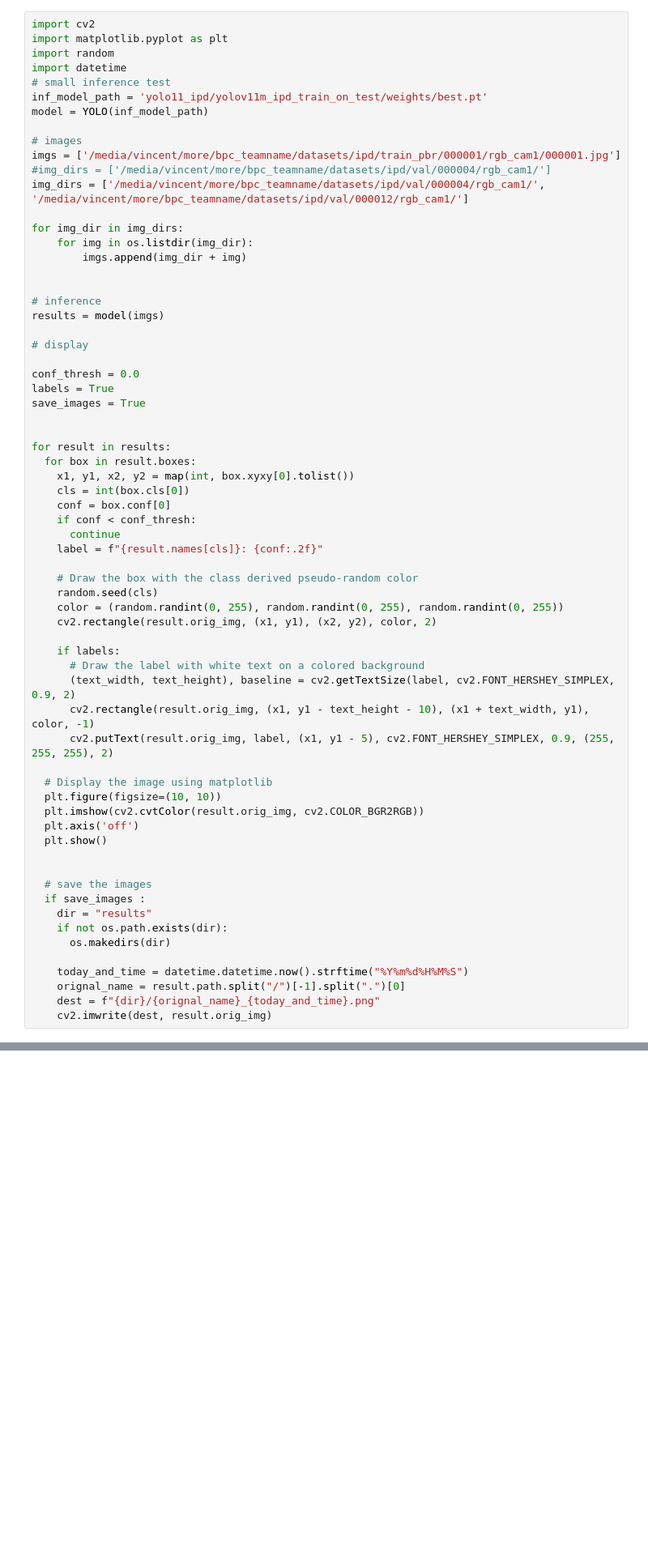
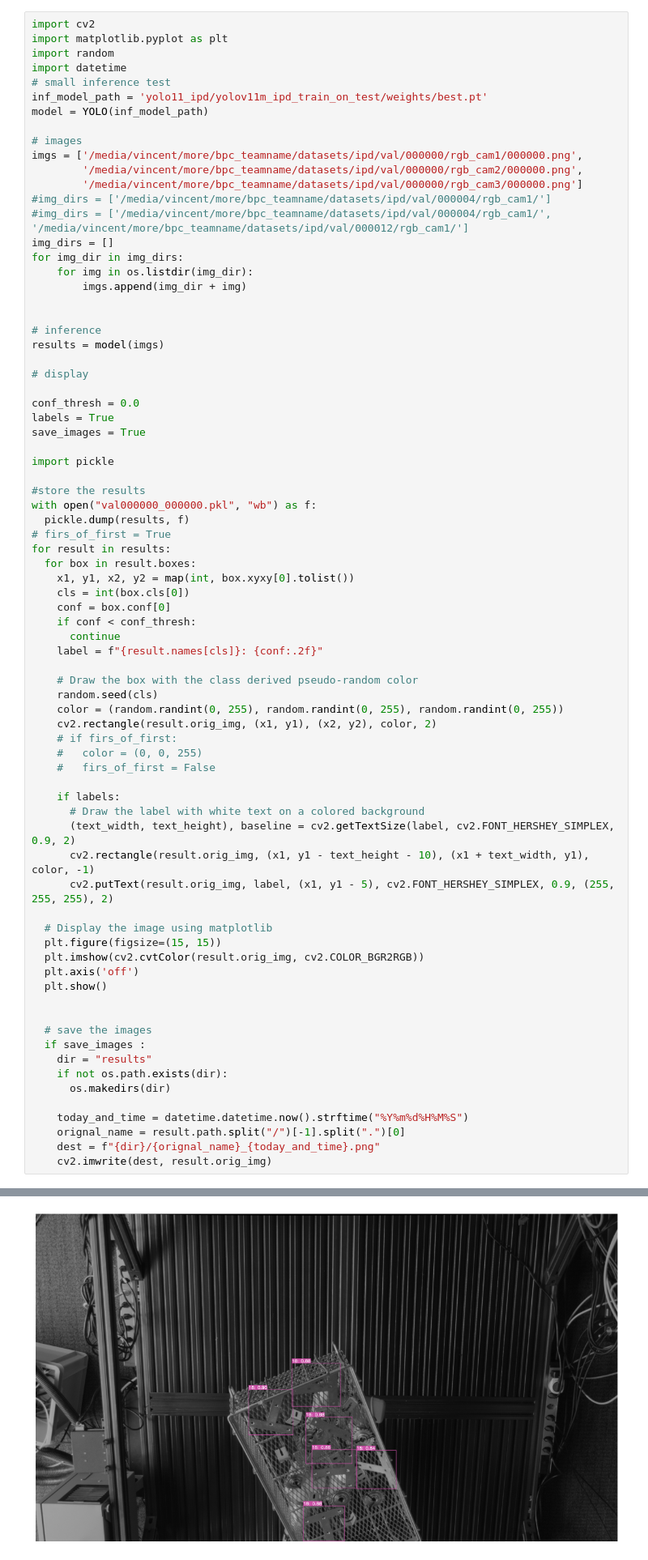
Before and after one commit to VincidaB/bpc_na_vinci_code, a Jupyter notebook: bpc/2D_detection/yolo_train.ipynb, the cells around one changed output, grey strips where cells are left out. Shown at 81% size. Cells and saved outputs as stored; diff of their text form; blank space fills up the shorter version.

```diff
--- a/bpc/2D_detection/yolo_train.ipynb
+++ b/bpc/2D_detection/yolo_train.ipynb
@@ -35,10 +54,12 @@ inf_model_path = 'yolo11_ipd/yolov11m_ipd_train_on_test/weights/best.pt'
 model = YOLO(inf_model_path)
 
 # images
-imgs = ['/media/vincent/more/bpc_teamname/datasets/ipd/train_pbr/000001/rgb_cam1/000001.jpg']
+imgs = ['/media/vincent/more/bpc_teamname/datasets/ipd/val/000000/rgb_cam1/000000.png',
+        '/media/vincent/more/bpc_teamname/datasets/ipd/val/000000/rgb_cam2/000000.png',
+        '/media/vincent/more/bpc_teamname/datasets/ipd/val/000000/rgb_cam3/000000.png']
 #img_dirs = ['/media/vincent/more/bpc_teamname/datasets/ipd/val/000004/rgb_cam1/']
-img_dirs = ['/media/vincent/more/bpc_teamname/datasets/ipd/val/000004/rgb_cam1/', '/media/vincent/more/bpc_teamname/datasets/ipd/val/000012/rgb_cam1/']
-
+#img_dirs = ['/media/vincent/more/bpc_teamname/datasets/ipd/val/000004/rgb_cam1/', '/media/vincent/more/bpc_teamname/datasets/ipd/val/000012/rgb_cam1/']
+img_dirs = []
 for img_dir in img_dirs:
     for img in os.listdir(img_dir):
         imgs.append(img_dir + img)
@@ -53,7 +74,12 @@ conf_thresh = 0.0
 labels = True
 save_images = True
 
+import pickle
 
+#store the results
+with open("val000000_000000.pkl", "wb") as f:
+  pickle.dump(results, f)
+# firs_of_first = True
 for result in results:
   for box in result.boxes:
     x1, y1, x2, y2 = map(int, box.xyxy[0].tolist())
@@ -67,6 +93,9 @@ for result in results:
     random.seed(cls)
     color = (random.randint(0, 255), random.randint(0, 255), random.randint(0, 255))
     cv2.rectangle(result.orig_img, (x1, y1), (x2, y2), color, 2)
+    # if firs_of_first:
+    #   color = (0, 0, 255)
+    #   firs_of_first = False
 
     if labels:
       # Draw the label with white text on a colored background
@@ -75,7 +104,7 @@ for result in results:
       cv2.putText(result.orig_img, label, (x1, y1 - 5), cv2.FONT_HERSHEY_SIMPLEX, 0.9, (255, 255, 255), 2)
 
   # Display the image using matplotlib
-  plt.figure(figsize=(10, 10))
+  plt.figure(figsize=(15, 15))
   plt.imshow(cv2.cvtColor(result.orig_img, cv2.COLOR_BGR2RGB))
   plt.axis('off')
   plt.show()
@@ -91,3 +120,4 @@ for result in results:
     orignal_name = result.path.split("/")[-1].split(".")[0]
     dest = f"{dir}/{orignal_name}_{today_and_time}.png"
     cv2.imwrite(dest, result.orig_img)
+# %% [output]
@@ -93,0 +128 @@ for result in results:
+[figure, added]
```
Also changed, not shown: parts of 2 cells of this notebook, 9 other files.
